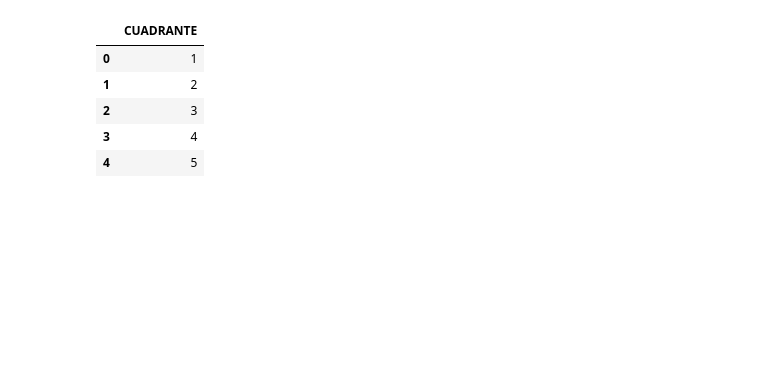
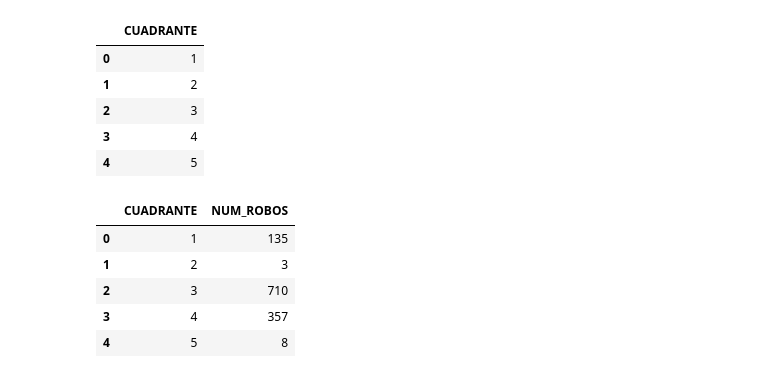
Before and after one commit to CLA-TI3001C-AD2025-G100/A01563230-EDA, a Jupyter notebook: DATAFIN.ipynb, the cells around one changed output. Saved outputs shown, nothing was run; the diff lists cells and outputs as text; code cells hidden in the pictures; blank space fills up the shorter version.

```diff
--- a/DATAFIN.ipynb
+++ b/DATAFIN.ipynb
@@ -141,6 +128,19 @@ cuadrante_counts.head()
 | 2 | 3 |
 | 3 | 4 |
 | 4 | 5 |
+# %%
+# Crear una columna nueva llamada "NUM_ROBOS" que contenga el número de robos en cada cuadrante pero no incluyas df_negocio y quitale el decimal
+cuadrante_counts['NUM_ROBOS'] = cuadrante_counts['CUADRANTE'].map(df['CUADRANTE'].value_counts())
+cuadrante_counts['NUM_ROBOS'] = cuadrante_counts['NUM_ROBOS'].fillna(0).astype(int)
+# %%
+cuadrante_counts.head()
+# %% [output]
+|  | CUADRANTE | NUM_ROBOS |
+| 0 | 1 | 135 |
+| 1 | 2 | 3 |
+| 2 | 3 | 710 |
+| 3 | 4 | 357 |
+| 4 | 5 | 8 |
 # %%
 # Crear la columna NUM_ROBS y agregarla a cuadrante_counts y la información la vas a agarrar del df de robos completo
 cuadrante_counts = pd.DataFrame({'CUADRANTE': range(1, 79)})
```
Also changed, not shown: parts of 6 cells of this notebook.
